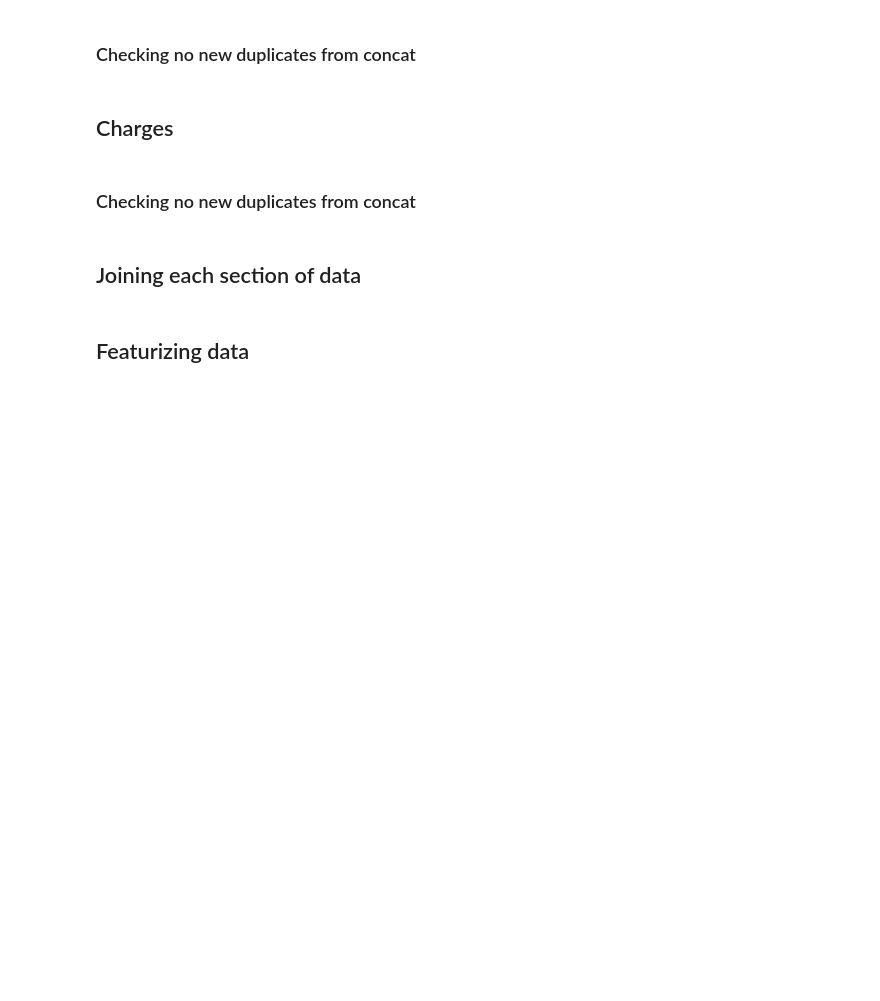
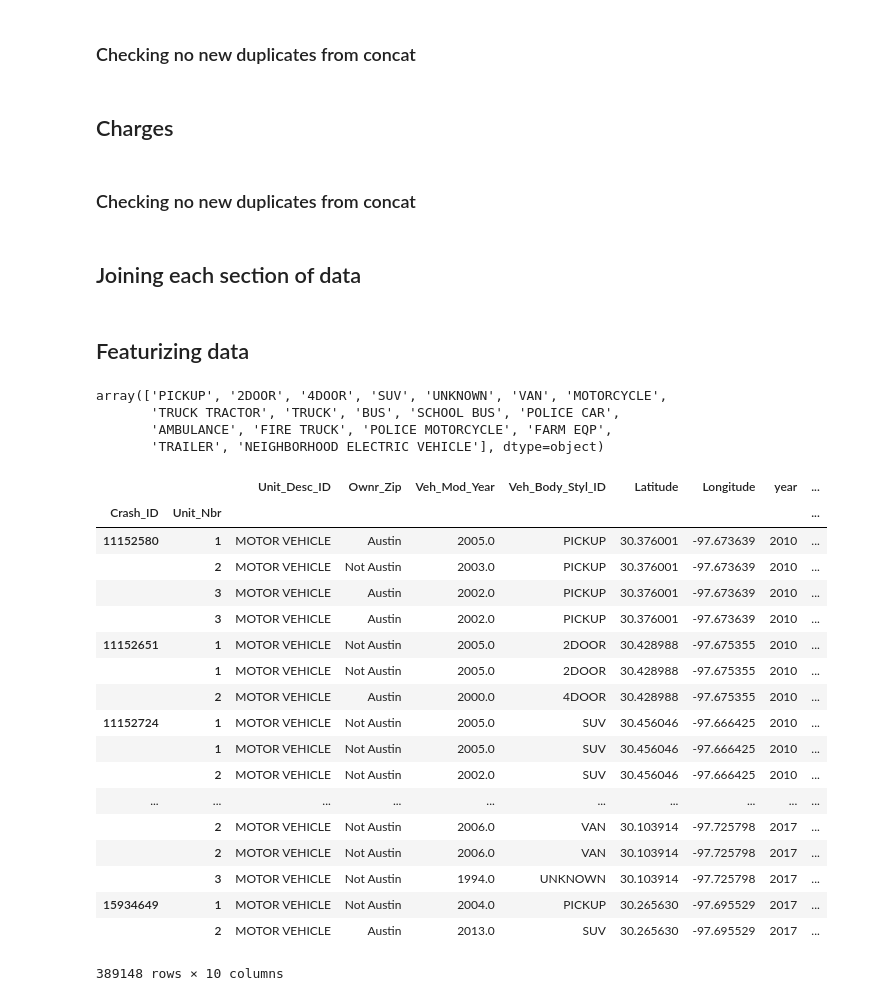
Before and after one commit to mtzaperas/capstone, a Jupyter notebook: model_EDA.ipynb, the cells around one changed output. Saved outputs shown, nothing was run; the diff lists cells and outputs as text; code cells hidden in the pictures; blank space fills up the shorter version.

```diff
--- a/model_EDA.ipynb
+++ b/model_EDA.ipynb
@@ -279,0 +334,63 @@ joined = joined.join(charges, how='left')
+# %%
+features['year'] = features.loc[:, 'Crash_Timestamp'].dt.year.values
+features['month'] = features.loc[:, 'Crash_Timestamp'].dt.month.values
+features['weekday'] = features.loc[:,'Crash_Timestamp'].dt.weekday.values
+features['hour'] = features.loc[:, 'Crash_Timestamp'].dt.hour.values
+features = features.drop('Crash_Timestamp', axis=1)
+# %%
+# source = https://www.google.com/maps/d/viewer?mid=19GpVIy7237hglFjutdtRe0qnOyQ&hl=en_US&ll=30.36666599999999%2C-97.94839000000002&z=10
+austin_zip_codes = [78701, 78702, 78703, 78704, 78705, 78712, 78717, 78719, 78721, 78722, 78723, 78724, \
+                    78725, 78726, 78727, 78728, 78729, 78730, 78731, 78732, 78733, 78735, 78736, 78737, \
+                    78738, 78739, 78741, 78742, 78744, 78745, 78746, 78747, 78748, 78749, 78750, 78751, \
+                    78752, 78753, 78754, 78756, 78757, 78758, 78759]
+austin_zip_codes = map(str, austin_zip_codes)
+
+
+features['Ownr_Zip'] = features.loc[:,'Ownr_Zip'].fillna('Unkwn')
+features['Ownr_Zip'] = features['Ownr_Zip'].map(lambda x: x[:5] if len(x) >= 5 else 'Unkwn' if len(x) < 5 else x)
+features['Ownr_Zip'] = features['Ownr_Zip'].map(lambda x: 'Unknown' if x == 'Unkwn' \
+                                                else 'Austin' if x in austin_zip_codes \
+                                                else 'Not Austin')
+# %%
+veh_body_styl_map = {0: 'UNKNOWN', 9: 'AMBULANCE', 23: 'FIRE TRUCK', 30: 'PICKUP', 47: 'BUS', \
+                     69: 'SUV', 71: 'MOTORCYCLE', 87: 'TRUCK TRACTOR', 90: 'POLICE MOTORCYCLE', \
+                     92: 'UNKNOWN', 94: 'UNKNOWN', 95: 'UNKNOWN', 100: '2DOOR', 101: 'FARM EQP', \
+                     102: 'TRAILER', 103: 'VAN', 104: '4DOOR', 105: 'POLICE CAR', 106: 'TRUCK', \
+                     107: 'SCHOOL BUS', 108: 'NEIGHBORHOOD ELECTRIC VEHICLE'}
+
+features['Veh_Body_Styl_ID'] = features['Veh_Body_Styl_ID'].map(veh_body_styl_map)
+features['Veh_Body_Styl_ID'] = features['Veh_Body_Styl_ID'].fillna('UNKNOWN')
+# %%
+features.Veh_Body_Styl_ID.unique()
+# %% [output]
+array(['PICKUP', '2DOOR', '4DOOR', 'SUV', 'UNKNOWN', 'VAN', 'MOTORCYCLE',
+       'TRUCK TRACTOR', 'TRUCK', 'BUS', 'SCHOOL BUS', 'POLICE CAR',
+       'AMBULANCE', 'FIRE TRUCK', 'POLICE MOTORCYCLE', 'FARM EQP',
+       'TRAILER', 'NEIGHBORHOOD ELECTRIC VEHICLE'], dtype=object)
+# %%
+unit_desc_map = {1: 'MOTOR VEHICLE', 2: 'TRAIN', 3: 'PEDALCYCLIST', 4: 'PEDESTRIAN', 5: 'MOTORIZED CONVEYANCE', \
+                 6: 'TOWED/TRAILER', 7: 'NON-CONTACT', 8: 'UNKNOWN', 9: 'UNKNOWN', 94: 'UNKNOWN'}
+
+features['Unit_Desc_ID'] = features['Unit_Desc_ID'].map(unit_desc_map)
+# %%
+features
+# %% [output]
+|  |  | Unit_Desc_ID | Ownr_Zip | Veh_Mod_Year | Veh_Body_Styl_ID | Latitude | Longitude | year | ... |
+| Crash_ID | Unit_Nbr |  |  |  |  |  |  |  | ... |
+| 11152580 | 1 | MOTOR VEHICLE | Austin | 2005.0 | PICKUP | 30.376001 | -97.673639 | 2010 | ... |
+|  | 2 | MOTOR VEHICLE | Not Austin | 2003.0 | PICKUP | 30.376001 | -97.673639 | 2010 | ... |
+|  | 3 | MOTOR VEHICLE | Austin | 2002.0 | PICKUP | 30.376001 | -97.673639 | 2010 | ... |
+|  | 3 | MOTOR VEHICLE | Austin | 2002.0 | PICKUP | 30.376001 | -97.673639 | 2010 | ... |
+| 11152651 | 1 | MOTOR VEHICLE | Not Austin | 2005.0 | 2DOOR | 30.428988 | -97.675355 | 2010 | ... |
+|  | 1 | MOTOR VEHICLE | Not Austin | 2005.0 | 2DOOR | 30.428988 | -97.675355 | 2010 | ... |
+|  | 2 | MOTOR VEHICLE | Austin | 2000.0 | 4DOOR | 30.428988 | -97.675355 | 2010 | ... |
+| 11152724 | 1 | MOTOR VEHICLE | Not Austin | 2005.0 | SUV | 30.456046 | -97.666425 | 2010 | ... |
+|  | 1 | MOTOR VEHICLE | Not Austin | 2005.0 | SUV | 30.456046 | -97.666425 | 2010 | ... |
+|  | 2 | MOTOR VEHICLE | Not Austin | 2002.0 | SUV | 30.456046 | -97.666425 | 2010 | ... |
+| ... | ... | ... | ... | ... | ... | ... | ... | ... | ... |
+|  | 2 | MOTOR VEHICLE | Not Austin | 2006.0 | VAN | 30.103914 | -97.725798 | 2017 | ... |
+|  | 2 | MOTOR VEHICLE | Not Austin | 2006.0 | VAN | 30.103914 | -97.725798 | 2017 | ... |
+|  | 3 | MOTOR VEHICLE | Not Austin | 1994.0 | UNKNOWN | 30.103914 | -97.725798 | 2017 | ... |
+| 15934649 | 1 | MOTOR VEHICLE | Not Austin | 2004.0 | PICKUP | 30.265630 | -97.695529 | 2017 | ... |
+|  | 2 | MOTOR VEHICLE | Austin | 2013.0 | SUV | 30.265630 | -97.695529 | 2017 | ... |
+389148 rows × 10 columns
```
Also changed, not shown: parts of 9 cells of this notebook, 5 other files.
